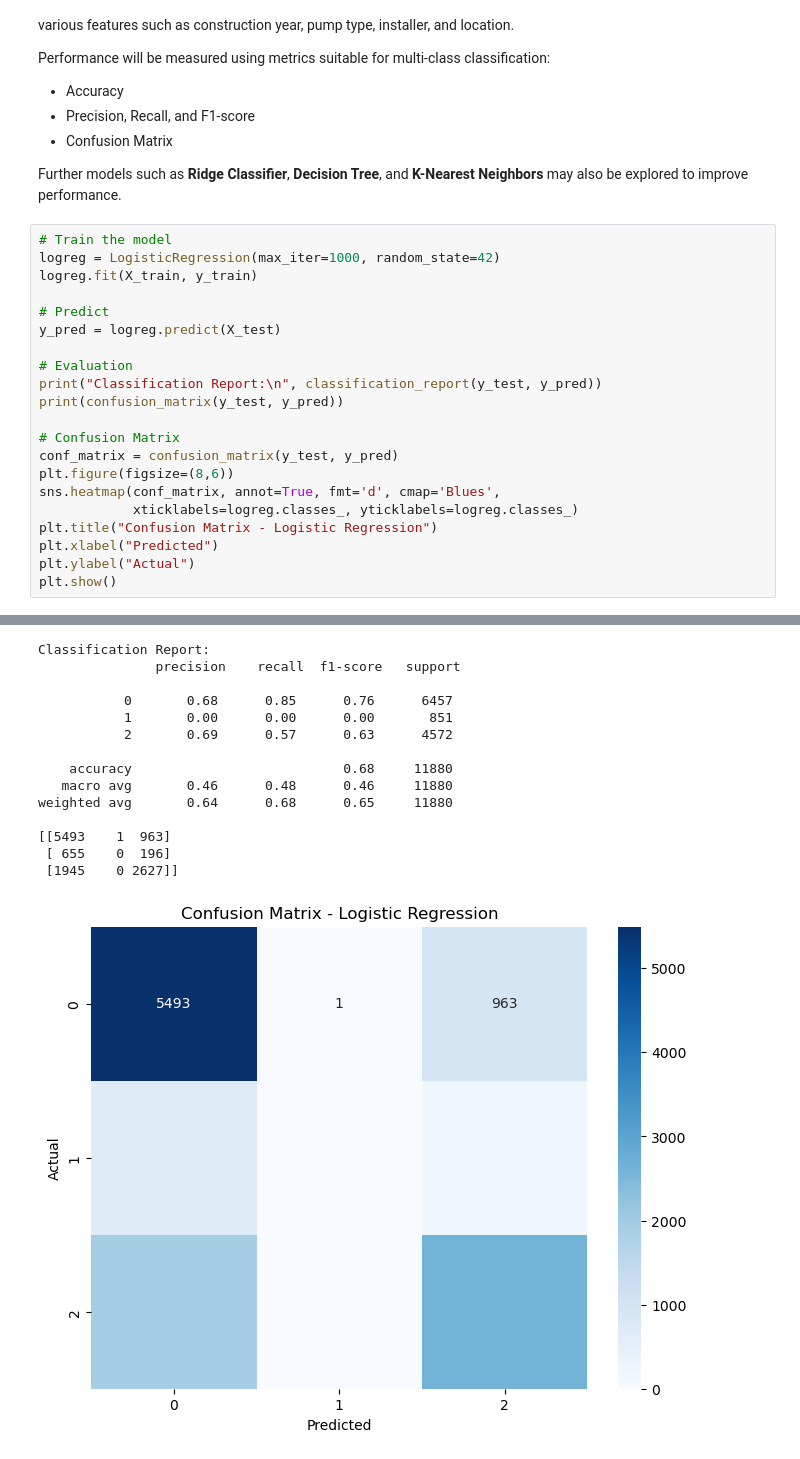
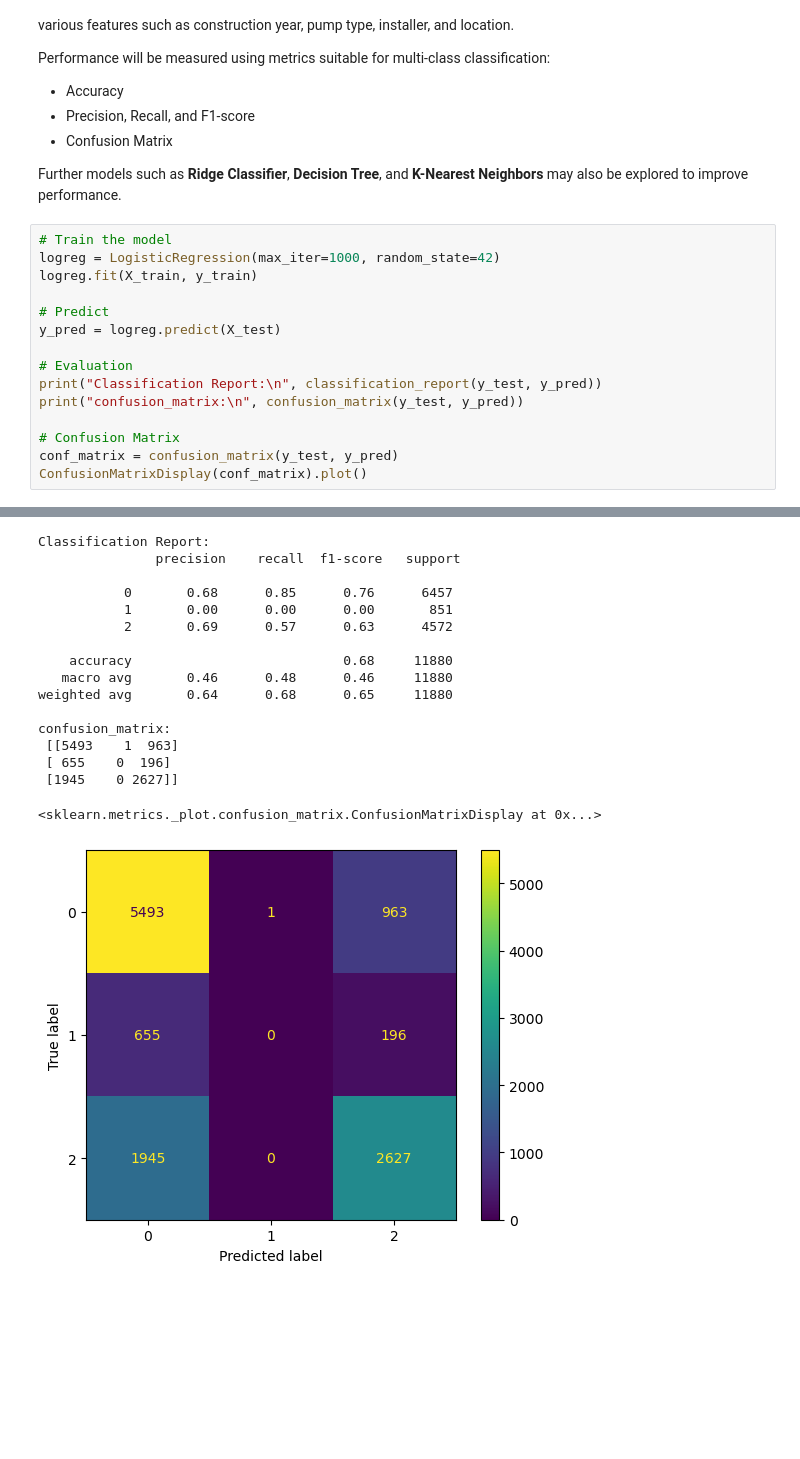
Before and after one commit to leejay-glitch/tanzania-water-well-prediction, a Jupyter notebook: notebook/tanzania_water_well.ipynb, the cells around one changed output, grey strips where cells are left out. Cells and saved outputs as stored; diff of their text form; blank space fills up the shorter version.

```diff
--- a/notebook/tanzania_water_well.ipynb
+++ b/notebook/tanzania_water_well.ipynb
@@ -250,40 +254,36 @@ logreg.fit(X_train, y_train)
 
 # Predict
 y_pred = logreg.predict(X_test)
 
 # Evaluation
 print("Classification Report:\n", classification_report(y_test, y_pred))
-print(confusion_matrix(y_test, y_pred))
+print("confusion_matrix:\n", confusion_matrix(y_test, y_pred))
 
 # Confusion Matrix
 conf_matrix = confusion_matrix(y_test, y_pred)
-plt.figure(figsize=(8,6))
-sns.heatmap(conf_matrix, annot=True, fmt='d', cmap='Blues',
-            xticklabels=logreg.classes_, yticklabels=logreg.classes_)
-plt.title("Confusion Matrix - Logistic Regression")
-plt.xlabel("Predicted")
-plt.ylabel("Actual")
-plt.show()
+ConfusionMatrixDisplay(conf_matrix).plot()
 # %% [output]
 STOP: TOTAL NO. of ITERATIONS REACHED LIMIT.
 
 Increase the number of iterations (max_iter) or scale the data as shown in:
     https://scikit-learn.org/stable/modules/preprocessing.html
 Please also refer to the documentation for alternative solver options:
     https://scikit-learn.org/stable/modules/linear_model.html#logistic-regression
   n_iter_i = _check_optimize_result(
 Classification Report:
                precision    recall  f1-score   support
 
            0       0.68      0.85      0.76      6457
            1       0.00      0.00      0.00       851
            2       0.69      0.57      0.63      4572
 
     accuracy                           0.68     11880
    macro avg       0.46      0.48      0.46     11880
 weighted avg       0.64      0.68      0.65     11880
 
-[[5493    1  963]
+confusion_matrix:
+ [[5493    1  963]
  [ 655    0  196]
  [1945    0 2627]]
+<sklearn.metrics._plot.confusion_matrix.ConfusionMatrixDisplay at 0x...>
-[figure, old version]
+[figure, new version]
```
Also changed, not shown: parts of 19 cells of this notebook.
